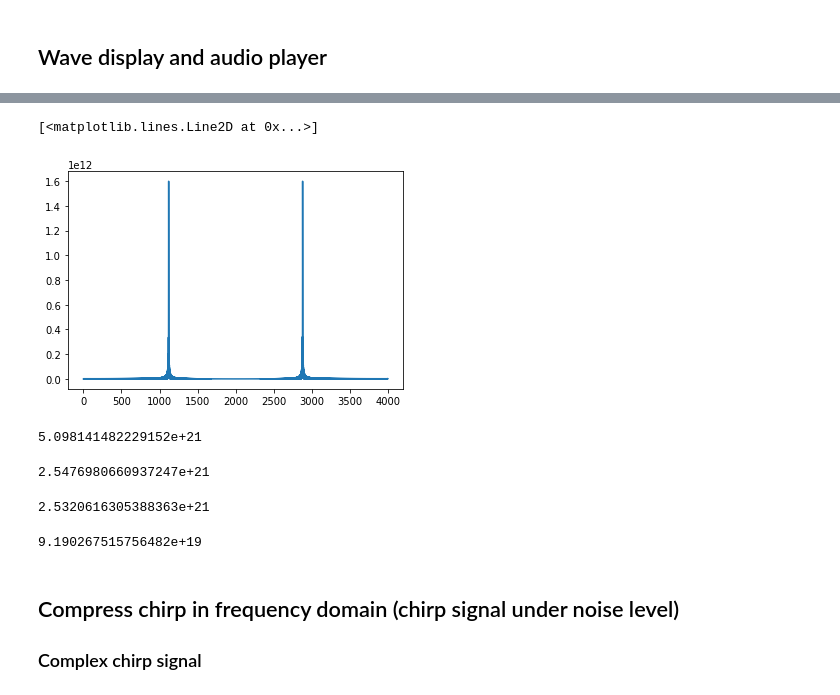
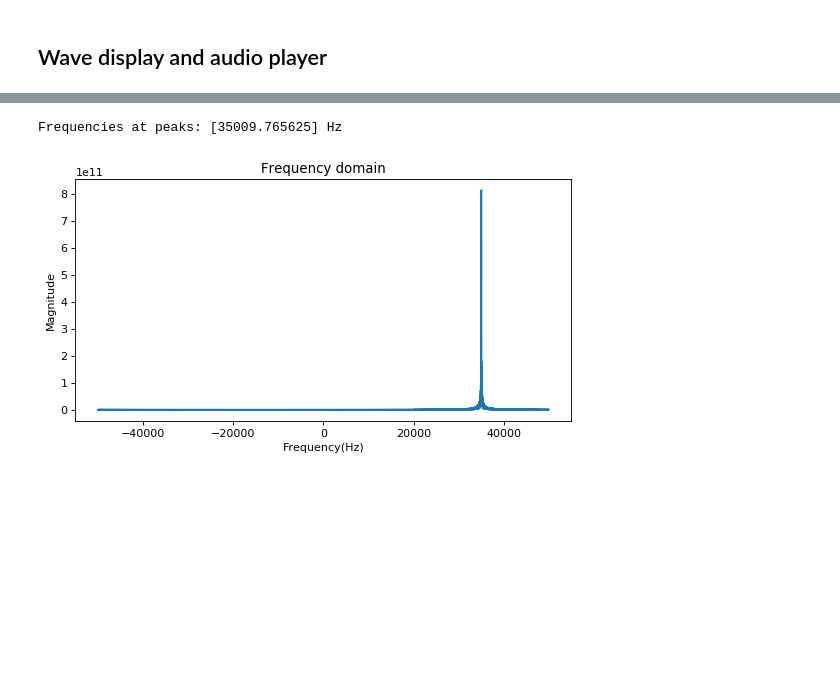
Before and after one commit to araobp/ultrasonic-communication, a Jupyter notebook: simulation/ChirpSynchronization.ipynb, the cells around one changed output, grey strips where cells are left out. Saved outputs shown, nothing was run; the diff lists cells and outputs as text; code cells hidden in the pictures; blank space fills up the shorter version.

```diff
--- a/simulation/ChirpSynchronization.ipynb
+++ b/simulation/ChirpSynchronization.ipynb
@@ -16,28 +15,23 @@ from IPython.display import display, Audio
 # %%
-SAMPLING_RATE = 8000  # Hz
-#SAMPLING_RATE = 44100  # Hz
+SAMPLING_RATE = 100000  # Hz
 SAMPLES = 2048
 TIME_FRAME = SAMPLES/SAMPLING_RATE # Time frame in sec
 AMPLITUDE = 20000 # 16bit PCM max amplitude
 
 # Chirp sweep range in Hz
-F1 = 220  # A3 tone
-#F1 = 17000
-F2 = 440  # A4 tone
-#F2 = 18000
-
-WAVE_FILE="./ChirpTone.wav"
+F1 = 17000
+F2 = 18000
 # %% [markdown]
 ## Chirp tone synthesis
 # %%
 # Complex version of chirp tone generator
-def chirp(amp=AMPLITUDE, updown="up", length=TIME_FRAME, phase=-pi/2.0, rot=1.0):
+def chirp(f1=F1, f2=F2, amp=AMPLITUDE, updown="up", length=TIME_FRAME, phase=-pi/2.0, rot=1.0):
     t = linspace(0, length, int(length * SAMPLING_RATE))
-    delta = float(F2 - F1)/float(length)
+    delta = float(f2 - f1)/float(length)
     if (updown == "up"):
-        freq = F1 + delta * t
+        freq = f1 + delta * t
     elif (updown == "down"):
-        freq = F2 - delta * t
+        freq = f2 - delta * t
     arg = (2 * pi * freq * t) * rot + phase
     return exp(1j * arg) * amp
 
@@ -60,6 +54,12 @@ def add_delay(chirp, delay_rate=0.0):
     b = zeros(2 * l - (l + la))
     return append(append(a, chirp), b)
 
+# Time shift to chirp signal
+def time_shift(chirp, shift_rate=0.0):
+    l = len(chirp)
+    la = int(l * shift_rate)
+    return append(chirp[la:], chirp[:la])
+
 # White noise generator
 def white_noise(amp=AMPLITUDE, length=TIME_FRAME):
     a = random.random(int(length * SAMPLING_RATE)) * 2 * amp - amp
@@ -76,7 +76,7 @@ def constant_noise(freq=0, amp=AMPLITUDE, length=TIME_FRAME, phase=-pi/2.0, rot=
 ## FFT/IFFT functions
 # %%
 # Plot FFT frequency domain
-def plot_fft(wave, thres=0.95, logscale=False):
+def plot_fft(wave, thres=0.99, logscale=False):
     plt.figure(figsize=(8, 4), dpi=80)
     y = fftshift(fft(wave))
     freq = fftshift(fftfreq(len(y), 1/SAMPLING_RATE))
@@ -150,25 +164,5 @@ Frequencies at peaks: [-220.  220.] Hz
 # %%
-plt.plot(abs(fftshift(fft((add_delay(chirp_cos(length=2.0), 0.5) * chirp_cos(f1=F1, f2=F1+(F2-F1)*2, length=4.0)))))[14000:18000])
+plot_fft(add_delay(chirp(length=TIME_FRAME), 0.5) * chirp(f1=F1, f2=F1+(F2-F1)*2, length=TIME_FRAME*2, updown="down"))
 # %% [output]
-[<matplotlib.lines.Line2D at 0x...>]
+Frequencies at peaks: [35009.765625] Hz
-[figure, old version]
+[figure, new version]
-# %%
-var(abs(fftshift(fft((add_delay(chirp_cos(length=2.0), 0) * chirp_cos(f1=F1, f2=F1+(F2-F1)*2, length=4.0)))))[14000:18000])
-# %% [output]
-5.098141482229152e+21
-# %%
-var(abs(fftshift(fft((add_delay(chirp_cos(length=2.0), 0.1) * chirp_cos(f1=F1, f2=F1+(F2-F1)*2, length=4.0)))))[14000:18000])
-# %% [output]
-2.5476980660937247e+21
-# %%
-var(abs(fftshift(fft((add_delay(chirp_cos(length=2.0), 0.5) * chirp_cos(f1=F1, f2=F1+(F2-F1)*2, length=4.0)))))[14000:18000])
-# %% [output]
-2.5320616305388363e+21
-# %%
-var(abs(fftshift(fft((add_delay(white_noise(length=2.0), 0) * chirp_cos(f1=F1, f2=F1+(F2-F1)*2, length=4.0)))))[14000:18000])
-# %% [output]
-9.190267515756482e+19
-# %% [markdown]
-## Compress chirp in frequency domain (chirp signal under noise level)
-
-### Complex chirp signal
```
Also changed, not shown: parts of 33 cells of this notebook, 3 other files.
